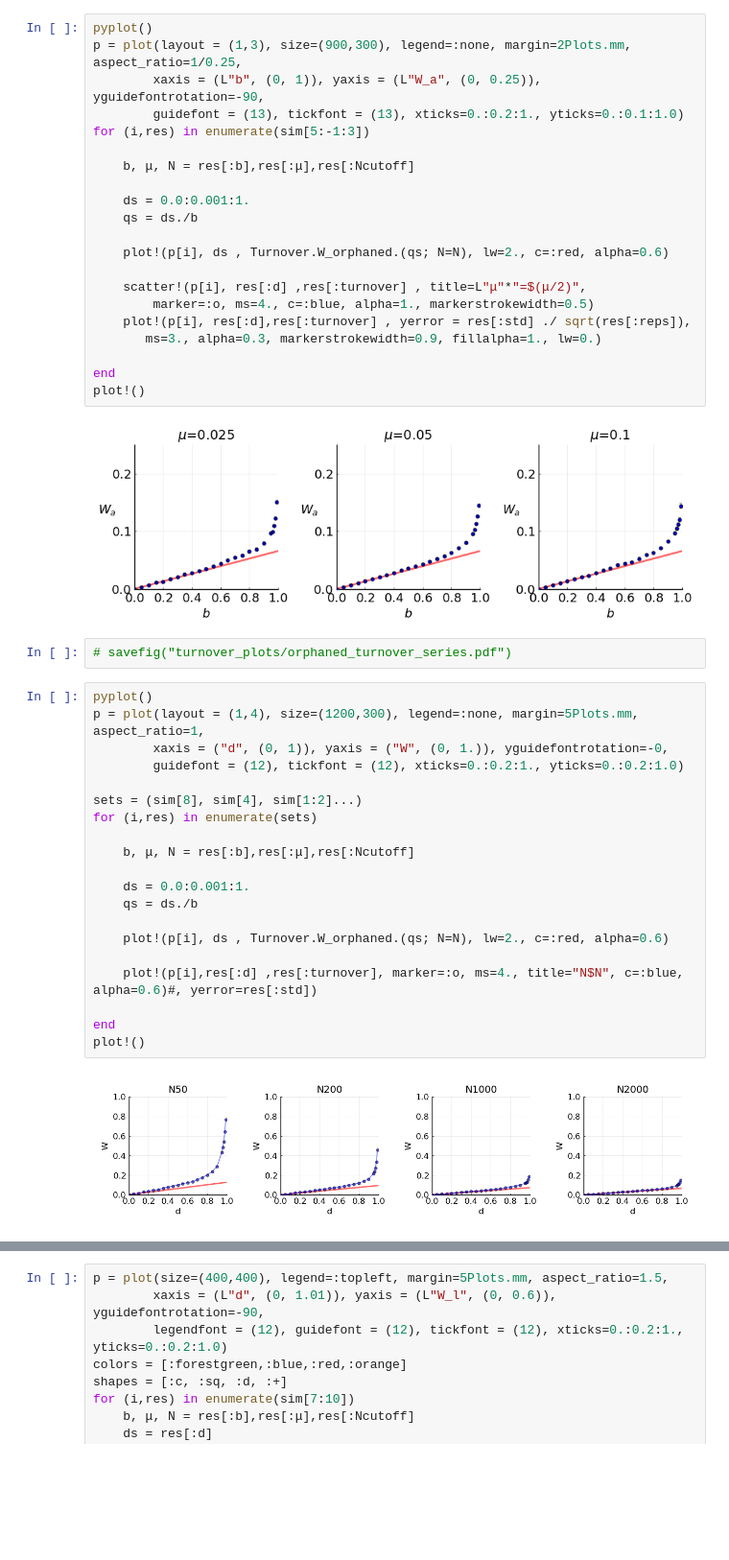
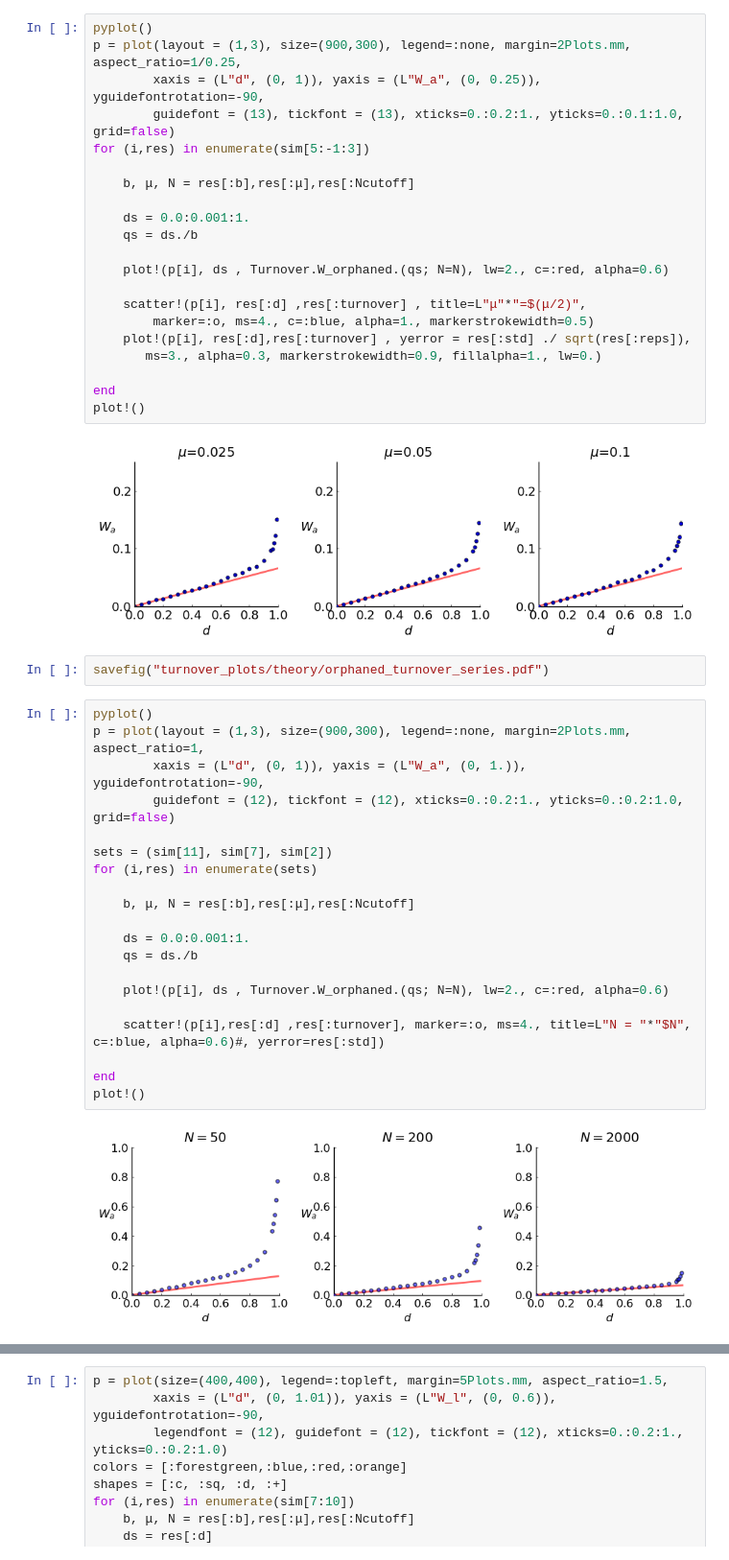
Before and after one commit to aangaji/Turnover, a Jupyter notebook: clone_turnover.ipynb, the cells around one changed output, grey strips where cells are left out. Shown at 96% size. Cells and saved outputs as stored; diff of their text form; blank space fills up the shorter version.

```diff
--- a/clone_turnover.ipynb
+++ b/clone_turnover.ipynb
@@ -80,8 +81,8 @@ plot!()
 # %%
 pyplot()
 p = plot(layout = (1,3), size=(900,300), legend=:none, margin=2Plots.mm, aspect_ratio=1/0.25,
-        xaxis = (L"b", (0, 1)), yaxis = (L"W_a", (0, 0.25)), yguidefontrotation=-90,
-        guidefont = (13), tickfont = (13), xticks=0.:0.2:1., yticks=0.:0.1:1.0)
+        xaxis = (L"d", (0, 1)), yaxis = (L"W_a", (0, 0.25)), yguidefontrotation=-90,
+        guidefont = (13), tickfont = (13), xticks=0.:0.2:1., yticks=0.:0.1:1.0, grid=false)
 for (i,res) in enumerate(sim[5:-1:3])
 
     b, μ, N = res[:b],res[:μ],res[:Ncutoff]
@@ -101,26 +102,26 @@ plot!()
 # %% [output]
 [figure]
 # %%
-# savefig("turnover_plots/orphaned_turnover_series.pdf")
+savefig("turnover_plots/theory/orphaned_turnover_series.pdf")
 # %%
 pyplot()
-p = plot(layout = (1,4), size=(1200,300), legend=:none, margin=5Plots.mm, aspect_ratio=1,
-        xaxis = ("d", (0, 1)), yaxis = ("W", (0, 1.)), yguidefontrotation=-0,
-        guidefont = (12), tickfont = (12), xticks=0.:0.2:1., yticks=0.:0.2:1.0)
+p = plot(layout = (1,3), size=(900,300), legend=:none, margin=2Plots.mm, aspect_ratio=1,
+        xaxis = (L"d", (0, 1)), yaxis = (L"W_a", (0, 1.)), yguidefontrotation=-90,
+        guidefont = (12), tickfont = (12), xticks=0.:0.2:1., yticks=0.:0.2:1.0, grid=false)
 
-sets = (sim[8], sim[4], sim[1:2]...)
+sets = (sim[11], sim[7], sim[2])
 for (i,res) in enumerate(sets)
 
     b, μ, N = res[:b],res[:μ],res[:Ncutoff]
 
     ds = 0.0:0.001:1.
     qs = ds./b
 
     plot!(p[i], ds , Turnover.W_orphaned.(qs; N=N), lw=2., c=:red, alpha=0.6)
 
-    plot!(p[i],res[:d] ,res[:turnover], marker=:o, ms=4., title="N$N", c=:blue, alpha=0.6)#, yerror=res[:std])
+    scatter!(p[i],res[:d] ,res[:turnover], marker=:o, ms=4., title=L"N = "*"$N", c=:blue, alpha=0.6)#, yerror=res[:std])
 
 end
 plot!()
 # %% [output]
-[figure, old version]
+[figure, new version]
```
Also changed, not shown: parts of 5 cells of this notebook, 26 other files.
